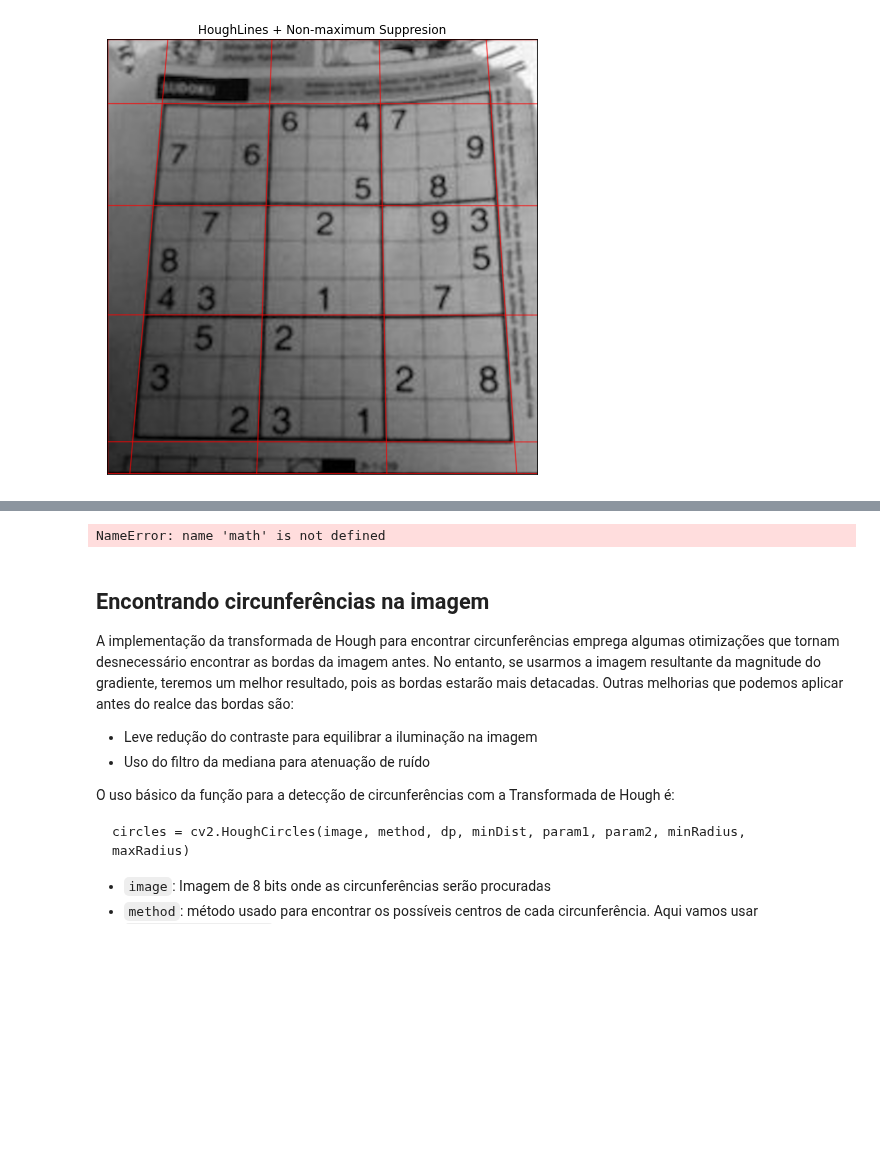
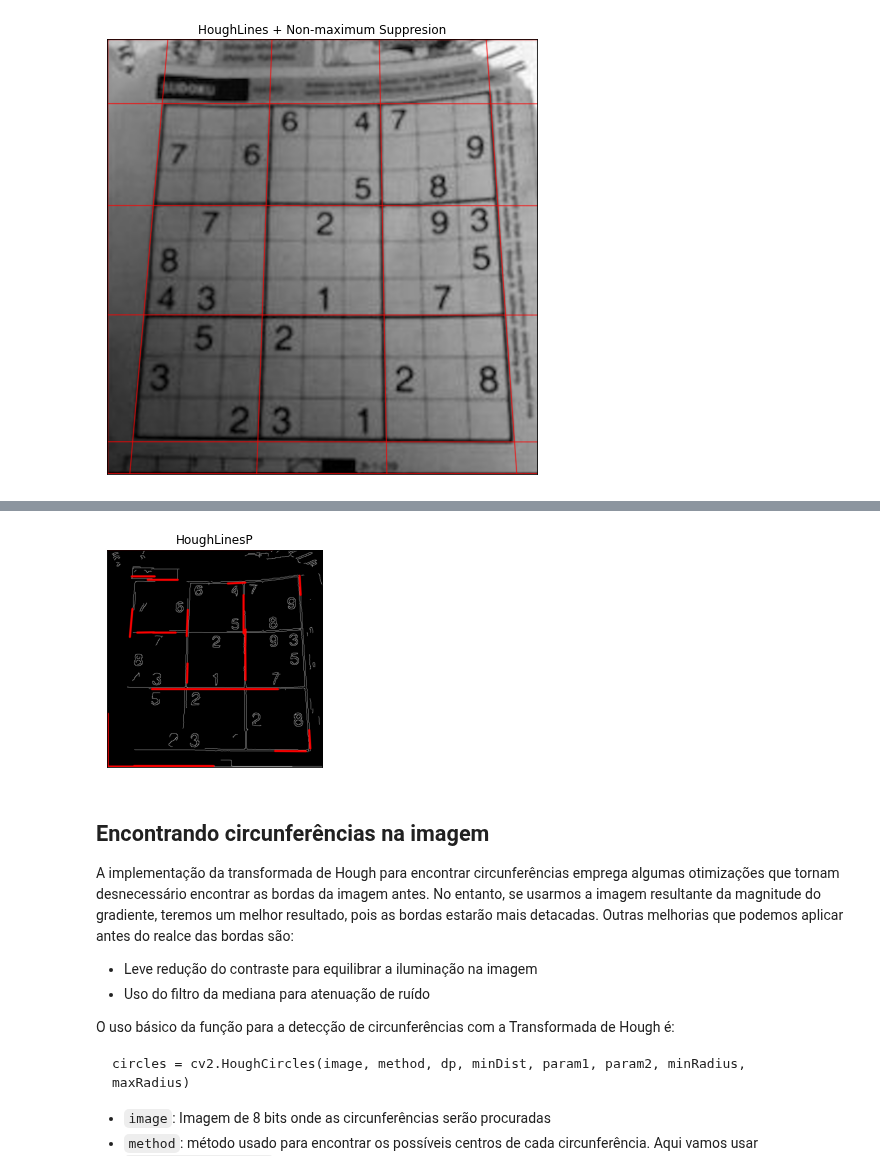
Before and after one commit to Insper/robotica-computacional, a Jupyter notebook: docs/modulos/03-visao/atividade2.ipynb, the cells around one changed output, grey strips where cells are left out. Saved outputs shown, nothing was run; the diff lists cells and outputs as text; code cells hidden in the pictures; blank space fills up the shorter version.

```diff
--- a/docs/modulos/03-visao/atividade2.ipynb
+++ b/docs/modulos/03-visao/atividade2.ipynb
@@ -74,18 +103,17 @@ hough_helper.mostra_imagem(img_retas_, "HoughLines + Non-maximum Suppresion")
 # %%
-
-lines = cv2.HoughLinesP(bordas, 10, math.pi/180.0, threshold=60, minLineLength=60, maxLineGap=10)
+lines = cv2.HoughLinesP(bordas, 10, np.pi/180.0, threshold=60, minLineLength=60, maxLineGap=10)
 
 a,b,c = lines.shape
 
 hough_img_rgb = cv2.cvtColor(bordas, cv2.COLOR_GRAY2BGR)
 
 for i in range(a):
     # Faz uma linha ligando o ponto inicial ao ponto final, com a cor vermelha (BGR)
     cv2.line(hough_img_rgb, (lines[i][0][0], lines[i][0][1]), (lines[i][0][2], lines[i][0][3]), (0, 0, 255), 5, cv2.LINE_AA)
 
-mostra_imagem(hough_img_rgb, "HoughLinesP")
+hough_helper.mostra_imagem(hough_img_rgb, "HoughLinesP")
 # %% [output]
-NameError: name 'math' is not defined
+[figure, added]
 # %% [markdown]
 ## Encontrando circunferências na imagem
 
```
Also changed, not shown: parts of 6 cells of this notebook, 1 other file.
